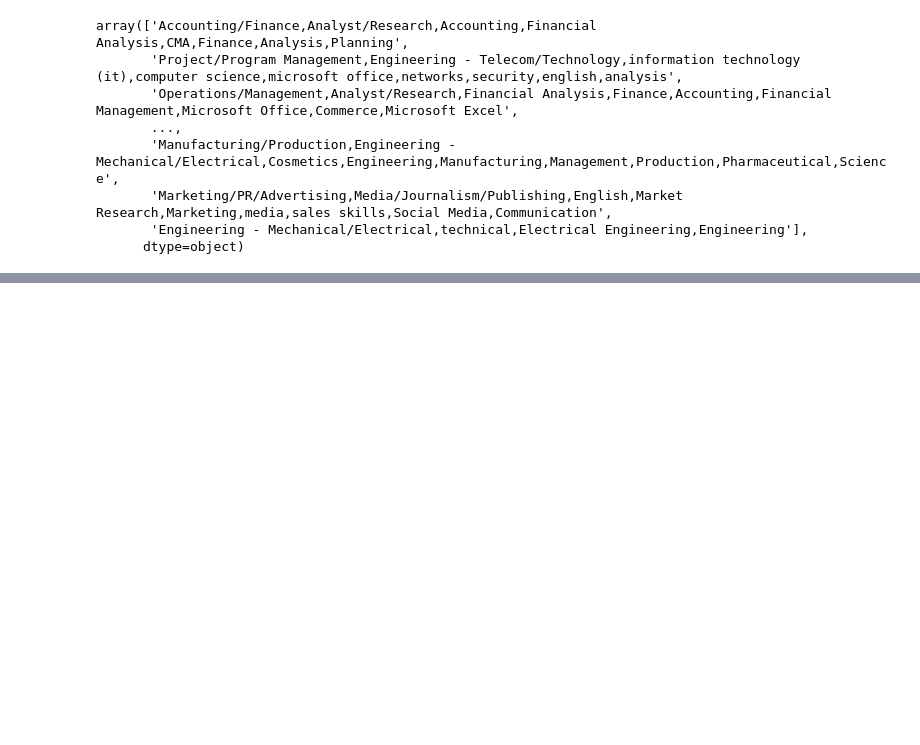
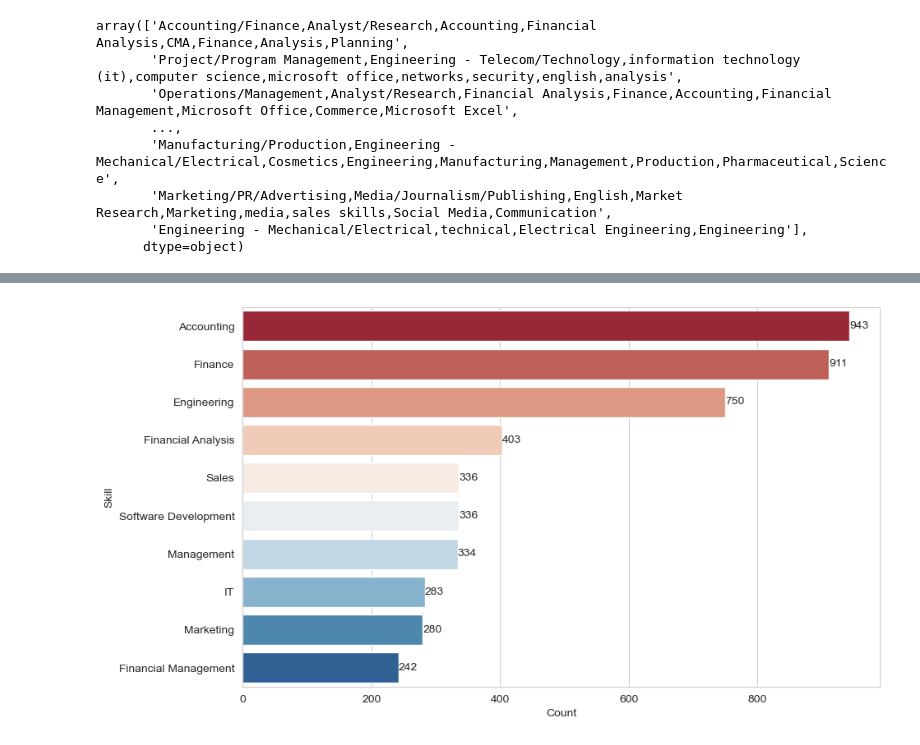
Before and after one commit to Ahmedabbas75/Wuzzuf-Data-Analyst-Jobs, a Jupyter notebook: Cleaning-Code.ipynb, the cells around one changed output, grey strips where cells are left out. Saved outputs shown, nothing was run; the diff lists cells and outputs as text; code cells hidden in the pictures; blank space fills up the shorter version.

```diff
--- a/Cleaning-Code.ipynb
+++ b/Cleaning-Code.ipynb
@@ -573,0 +609,15 @@ data.sample(5)
+# %%
+def counting_skills():
+    # get list of all skills
+    skill_list = list(data["Skills"])
+
+    # join skills and union it
+    skill =  ','.join(skill_list).split(',')
+
+    # create skill count dictionary
+    skill_count = collections.Counter(skill)
+
+    return skill_count
+# %%
+skills = pd.DataFrame(columns = ["Skill", "Count"])
+skills
@@ -573,0 +628,5 @@ data.sample(5)
+# %%
+# add data to dataFrame
+
+for key,value in counting_skills().items():
+     skills.loc[len(skills.index)] = [key, value]
@@ -573,0 +651,16 @@ data.sample(5)
+# %%
+# sorted dataFrame by Count of skill
+
+skills.sort_values(by = 'Count', ascending = False, inplace = True)
+# %%
+# Q6 What is top 10 skills?
+
+plt.figure(figsize = (10,6))
+graph = sns.barplot(y = "Skill", x = "Count", data = skills.iloc[:10], palette = "RdBu")
+
+for container in graph.containers:
+    graph.bar_label(container)
+
+plt.show()
+# %% [output]
+[figure, added]
```
Also changed, not shown: parts of 25 cells of this notebook.
